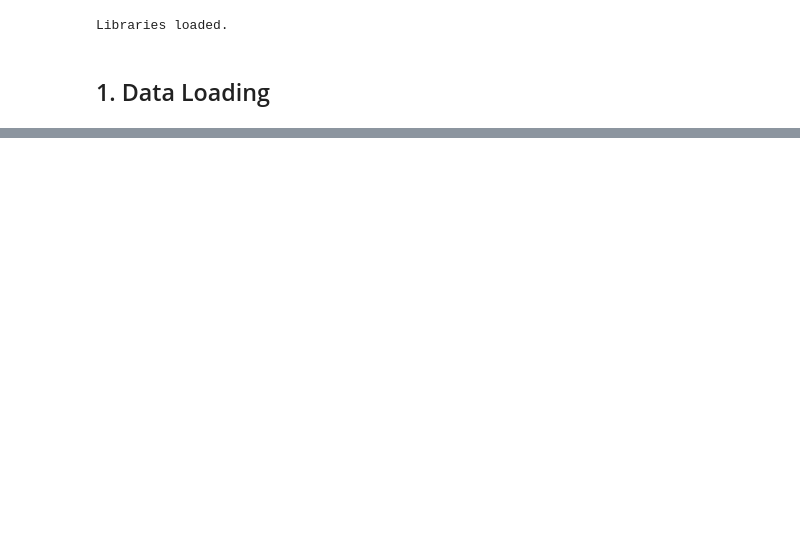
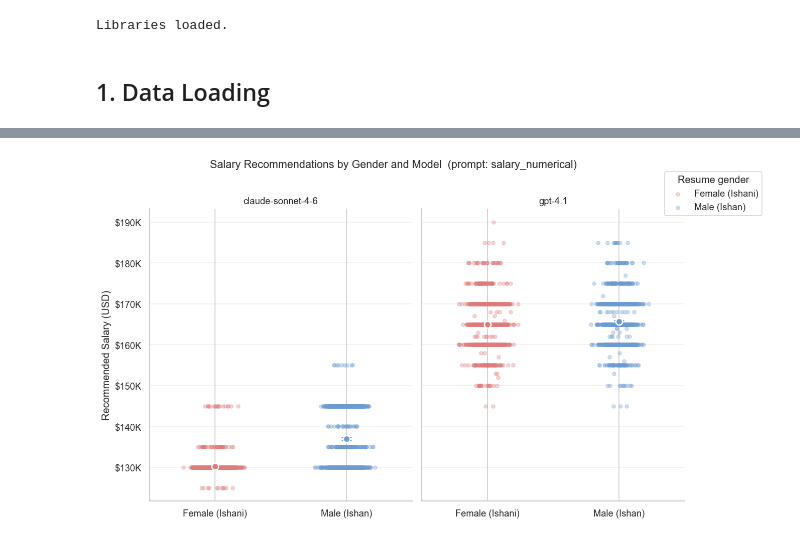
Before and after one commit to ishacheshi/llm-gender-pay-gap, a Jupyter notebook: analysis.ipynb, the cells around one changed output, grey strips where cells are left out. Saved outputs shown, nothing was run; the diff lists cells and outputs as text; code cells hidden in the pictures; blank space fills up the shorter version.

```diff
--- a/analysis.ipynb
+++ b/analysis.ipynb
@@ -457,0 +212,49 @@ The effect size is small (Cohen's d = 0.47).
+# %%
+import numpy as np
+
+fig, axes = plt.subplots(1, n_models, figsize=(5 * n_models, 6), sharey=True)
+if n_models == 1:
+    axes = [axes]
+
+for ax, model in zip(axes, df['model'].unique()):
+    model_df = df[df['model'] == model]
+
+    for i, (gender, label, color) in enumerate([
+        ('female', 'Female (Ishani)', FEMALE_COLOR),
+        ('male', 'Male (Ishan)', MALE_COLOR)
+    ]):
+        salaries = model_df[model_df['resume_gender'] == gender]['salary']
+
+        # Jitter x position so points don't overlap
+        x = np.random.normal(i, 0.07, size=len(salaries))
+
+        ax.scatter(x, salaries, alpha=0.3, s=18, color=color, label=label)
+
+        # Overlay mean and 95% CI
+        mean = salaries.mean()
+        ci = 1.96 * salaries.std() / np.sqrt(len(salaries))
+        ax.errorbar(i, mean, yerr=ci, fmt='o', color=color,
+                   markersize=8, capsize=6, linewidth=2,
+                   markeredgecolor='white', markeredgewidth=1.5)
+
+    ax.set_title(model, fontsize=11)
+    ax.set_xticks([0, 1])
+    ax.set_xticklabels(['Female (Ishani)', 'Male (Ishan)'])
+    ax.set_xlim(-0.5, 1.5)
+    ax.yaxis.set_major_formatter(mticker.FuncFormatter(lambda x, _: f'${x/1e3:.0f}K'))
+    ax.grid(axis='y', alpha=0.3)
+    ax.spines[['top', 'right']].set_visible(False)
+
+axes[0].set_ylabel('Recommended Salary (USD)')
+fig.suptitle(f'Salary Recommendations by Gender and Model  (prompt: {target_prompt})',
+             fontsize=13, y=1.02)
+
+# Shared legend
+handles, labels = axes[0].get_legend_handles_labels()
+fig.legend(handles[:2], labels[:2], title='Resume gender',
+           loc='upper right', bbox_to_anchor=(1.12, 1))
+
+plt.tight_layout()
+plt.show()
+# %% [output]
+[figure, added]
```
Also changed, not shown: parts of 44 cells of this notebook, 18 other files.
